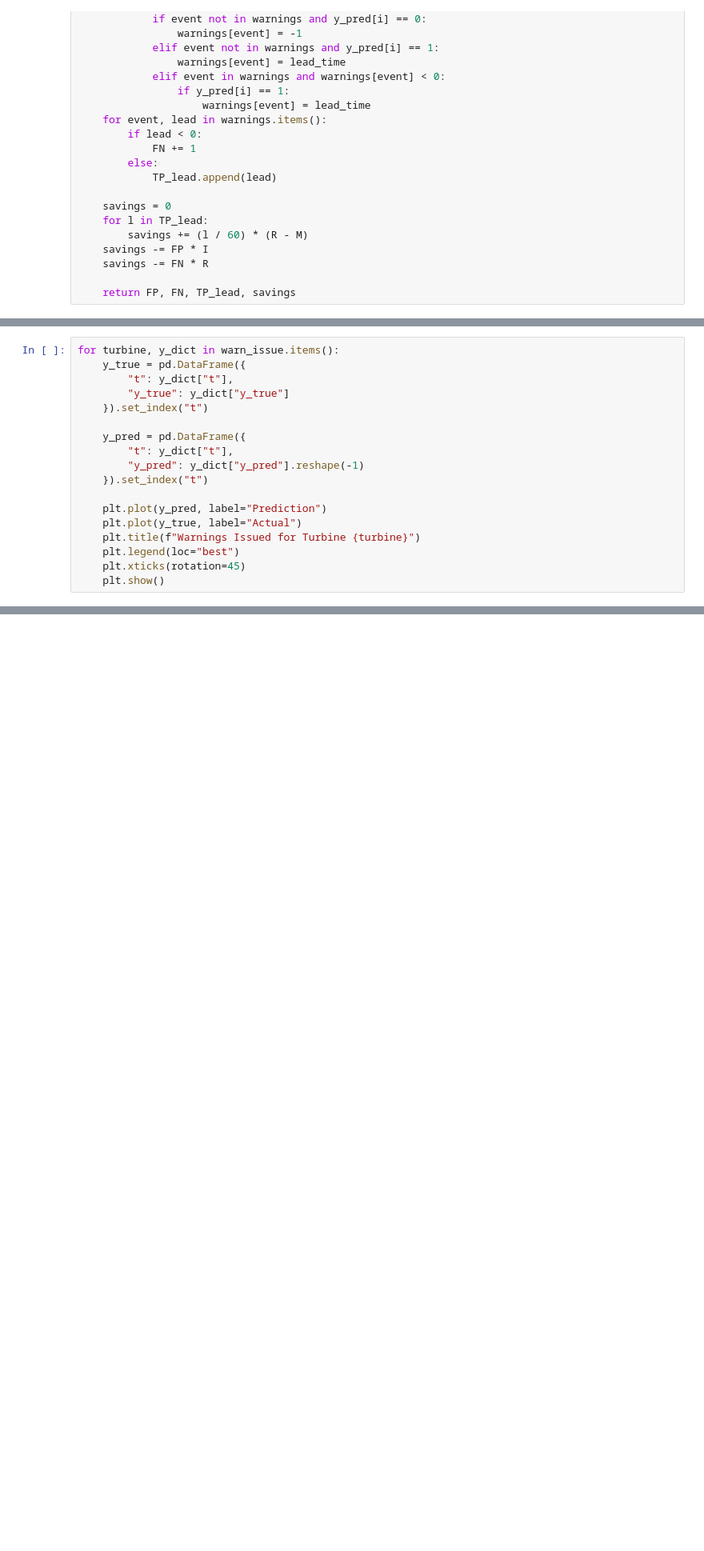
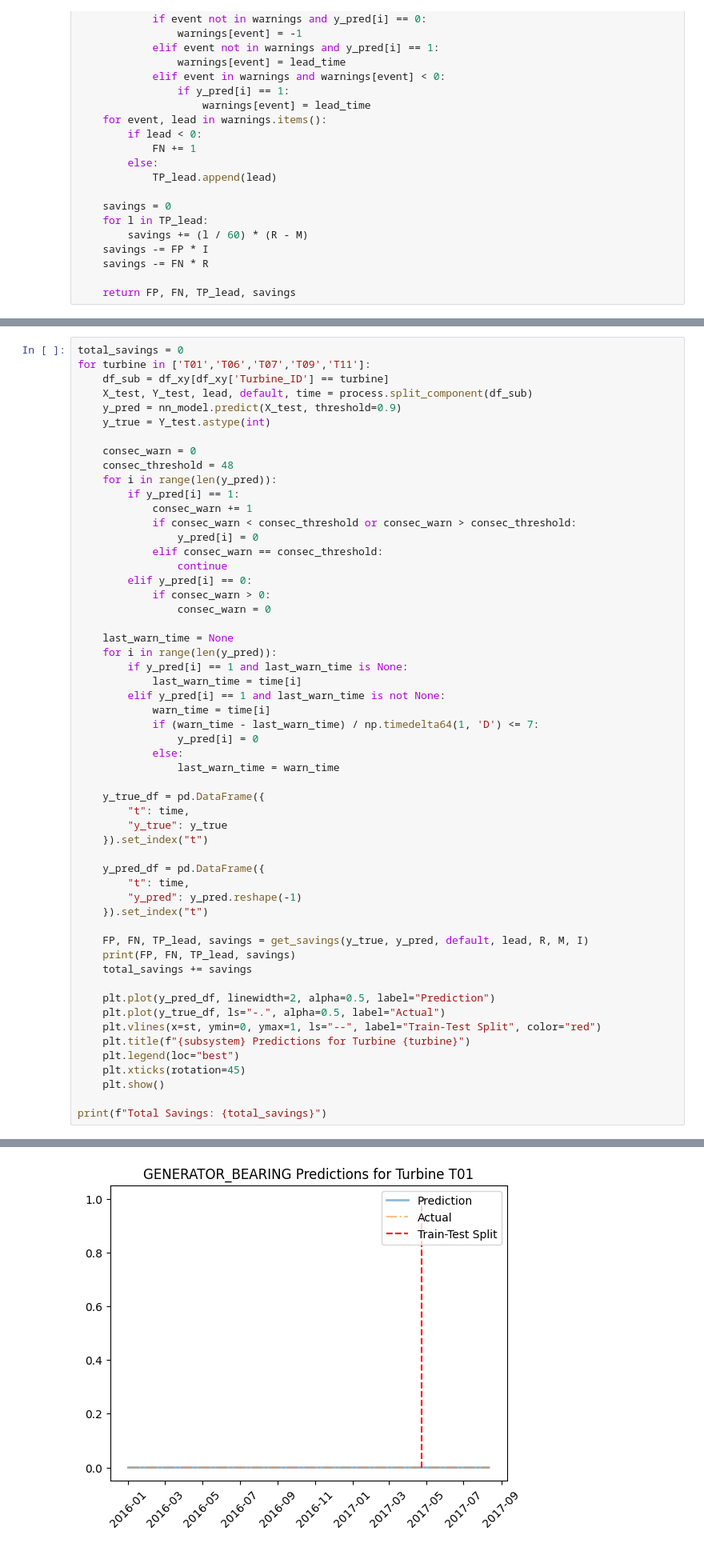
Before and after one commit to Go1vf/EDP-Renewables-EarlyWarningSystem, a Jupyter notebook: simple_nn.ipynb, the cells around one changed output, grey strips where cells are left out. Shown at 80% size. Drawn from its saved outputs; the diff is of its cells as text; blank space fills up the shorter version.

```diff
--- a/simple_nn.ipynb
+++ b/simple_nn.ipynb
@@ -265,18 +219,0 @@ Total Savings: 75000.0
-# %%
-for turbine, y_dict in warn_issue.items():
-    y_true = pd.DataFrame({
-        "t": y_dict["t"],
-        "y_true": y_dict["y_true"]
-    }).set_index("t")
-
-    y_pred = pd.DataFrame({
-        "t": y_dict["t"],
-        "y_pred": y_dict["y_pred"].reshape(-1)
-    }).set_index("t")
-
-    plt.plot(y_pred, label="Prediction")
-    plt.plot(y_true, label="Actual")
-    plt.title(f"Warnings Issued for Turbine {turbine}")
-    plt.legend(loc="best")
-    plt.xticks(rotation=45)
-    plt.show()
@@ -332,0 +220,56 @@ INFO:tensorflow:Assets written to: ./saved_models/model_0406\assets
+# %%
+total_savings = 0
+for turbine in ['T01','T06','T07','T09','T11']:
+    df_sub = df_xy[df_xy['Turbine_ID'] == turbine]
+    X_test, Y_test, lead, default, time = process.split_component(df_sub)
+    y_pred = nn_model.predict(X_test, threshold=0.9)
+    y_true = Y_test.astype(int)
+
+    consec_warn = 0
+    consec_threshold = 48
+    for i in range(len(y_pred)):
+        if y_pred[i] == 1:
+            consec_warn += 1
+            if consec_warn < consec_threshold or consec_warn > consec_threshold:
+                y_pred[i] = 0
+            elif consec_warn == consec_threshold:
+                continue
+        elif y_pred[i] == 0:
+            if consec_warn > 0:
+                consec_warn = 0
+
+    last_warn_time = None
+    for i in range(len(y_pred)):
+        if y_pred[i] == 1 and last_warn_time is None:
+            last_warn_time = time[i]
+        elif y_pred[i] == 1 and last_warn_time is not None:
+            warn_time = time[i]
+            if (warn_time - last_warn_time) / np.timedelta64(1, 'D') <= 7:
+                y_pred[i] = 0
+            else:
+                last_warn_time = warn_time
+
+    y_true_df = pd.DataFrame({
+        "t": time,
+        "y_true": y_true
+    }).set_index("t")
+
+    y_pred_df = pd.DataFrame({
+        "t": time,
+        "y_pred": y_pred.reshape(-1)
+    }).set_index("t")
+
+    FP, FN, TP_lead, savings = get_savings(y_true, y_pred, default, lead, R, M, I)
+    print(FP, FN, TP_lead, savings)
+    total_savings += savings
+
+    plt.plot(y_pred_df, linewidth=2, alpha=0.5, label="Prediction")
+    plt.plot(y_true_df, ls="-.", alpha=0.5, label="Actual")
+    plt.vlines(x=st, ymin=0, ymax=1, ls="--", label="Train-Test Split", color="red")
+    plt.title(f"{subsystem} Predictions for Turbine {turbine}")
+    plt.legend(loc="best")
+    plt.xticks(rotation=45)
+    plt.show()
+
+print(f"Total Savings: {total_savings}")
+# %% [output]
@@ -332,0 +278 @@ INFO:tensorflow:Assets written to: ./saved_models/model_0406\assets
+[figure, added]
```
Also changed, not shown: parts of 27 cells of this notebook, 3 other files.
